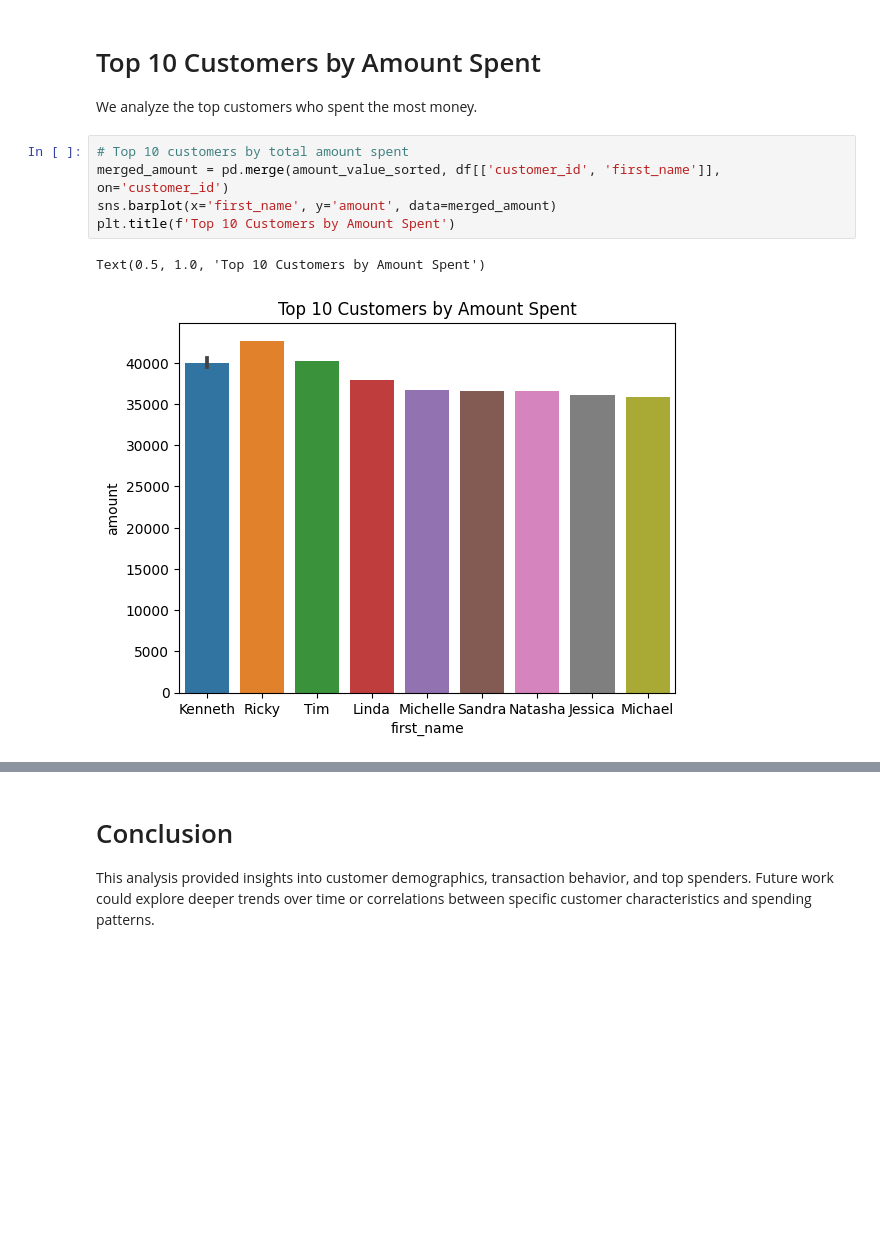
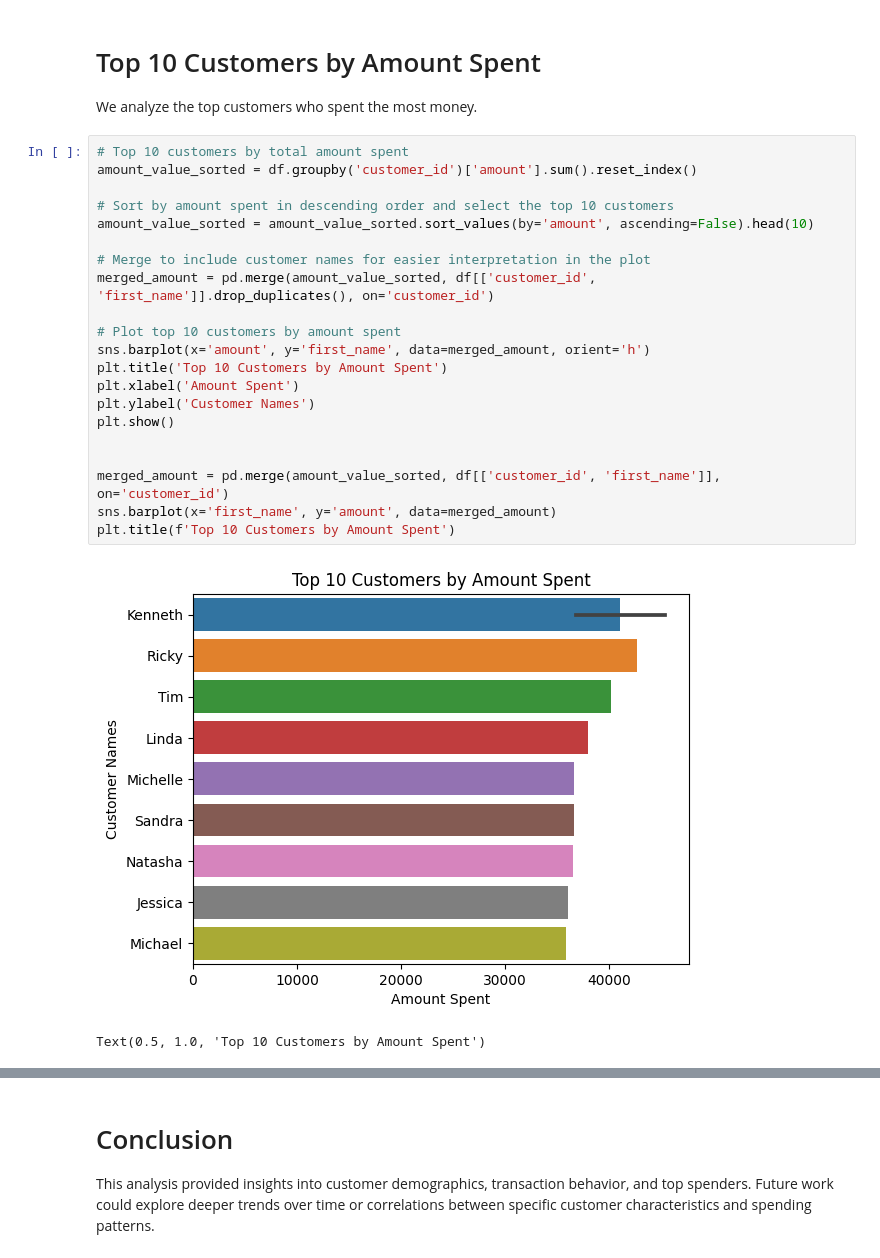
Before and after one commit to kaho1156/kaggle_dataanalysis, a Jupyter notebook: customeranaylsis-anz.ipynb, the cells around one changed output, grey strips where cells are left out. Drawn from its saved outputs; the diff is of its cells as text; blank space fills up the shorter version.

Commit message:
Kaggle Notebook | CustomerAnaylsis_ANZ | Version 2

```diff
--- a/customeranaylsis-anz.ipynb
+++ b/customeranaylsis-anz.ipynb
@@ -176,11 +173,27 @@ plt.show()
 # %% [markdown]
 # Top 10 Customers by Amount Spent
 We analyze the top customers who spent the most money.
-# %%
-# Top 10 customers by total amount spent
-merged_amount = pd.merge(amount_value_sorted, df[['customer_id', 'first_name']], on='customer_id')
-sns.barplot(x='first_name', y='amount', data=merged_amount)
-plt.title(f'Top 10 Customers by Amount Spent')
-# %% [output]
-Text(0.5, 1.0, 'Top 10 Customers by Amount Spent')
-[figure, removed]
+# %%
+# Top 10 customers by total amount spent
+amount_value_sorted = df.groupby('customer_id')['amount'].sum().reset_index()
+
+# Sort by amount spent in descending order and select the top 10 customers
+amount_value_sorted = amount_value_sorted.sort_values(by='amount', ascending=False).head(10)
+
+# Merge to include customer names for easier interpretation in the plot
+merged_amount = pd.merge(amount_value_sorted, df[['customer_id', 'first_name']].drop_duplicates(), on='customer_id')
+
+# Plot top 10 customers by amount spent
+sns.barplot(x='amount', y='first_name', data=merged_amount, orient='h')
+plt.title('Top 10 Customers by Amount Spent')
+plt.xlabel('Amount Spent')
+plt.ylabel('Customer Names')
+plt.show()
+
+
+merged_amount = pd.merge(amount_value_sorted, df[['customer_id', 'first_name']], on='customer_id')
+sns.barplot(x='first_name', y='amount', data=merged_amount)
+plt.title(f'Top 10 Customers by Amount Spent')
+# %% [output]
+[figure, added]
+Text(0.5, 1.0, 'Top 10 Customers by Amount Spent')
```
Also changed, not shown: parts of 3 cells of this notebook.
